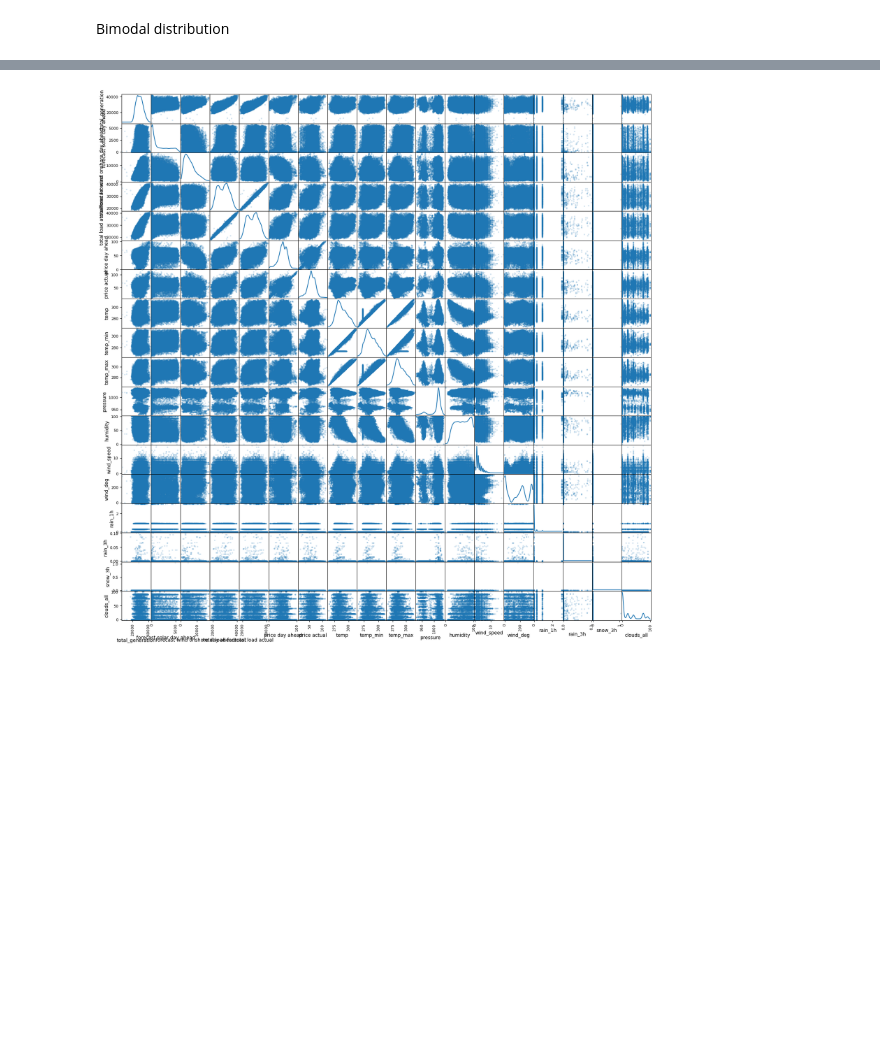
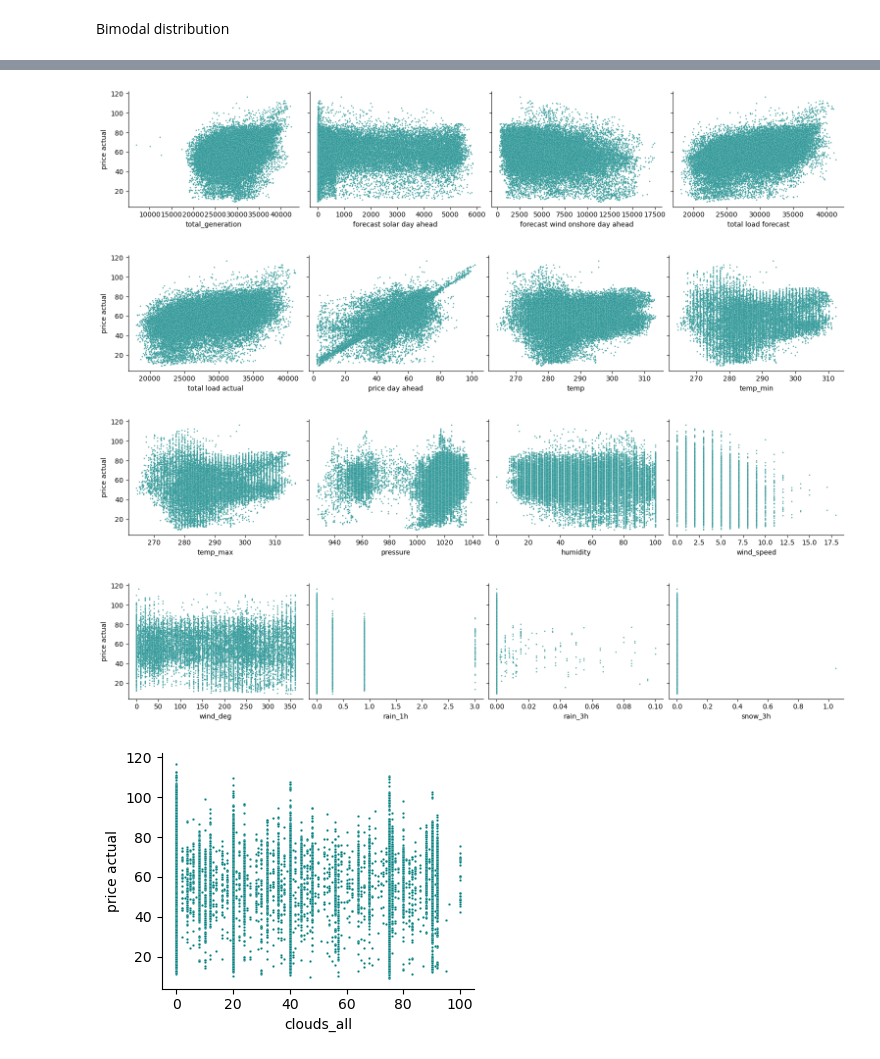
Before and after one commit to sadzikweronika/energy_demand_forecasting, a Jupyter notebook: energy_prices_forecasting.ipynb, the cells around one changed output, grey strips where cells are left out. Drawn from its saved outputs; the diff is of its cells as text; code cells hidden in the pictures; blank space fills up the shorter version.

```diff
--- a/energy_prices_forecasting.ipynb
+++ b/energy_prices_forecasting.ipynb
@@ -217,5 +199,13 @@ data
-# %%
-pd.plotting.scatter_matrix(data, alpha = 0.2, figsize = (20, 20), diagonal = 'kde')
-plt.show()
-# %% [output]
-[figure, removed]
+# %%
+X_cols = data.columns[:6].tolist() + data.columns[7:].tolist()
+y_col = 'price actual'
+# %%
+for i in range(5):
+    aaa = sns.pairplot(data = data, x_vars=X_cols[4*i: 4*(i+1)], y_vars=y_col, height=3, aspect=1.3,  plot_kws={'s': 3, 'color': 'teal'})
+    plt.show()
+# %% [output]
+[figure, added]
+[figure, added]
+[figure, added]
+[figure, added]
+[figure, added]
```
Also changed, not shown: parts of 13 cells of this notebook.
